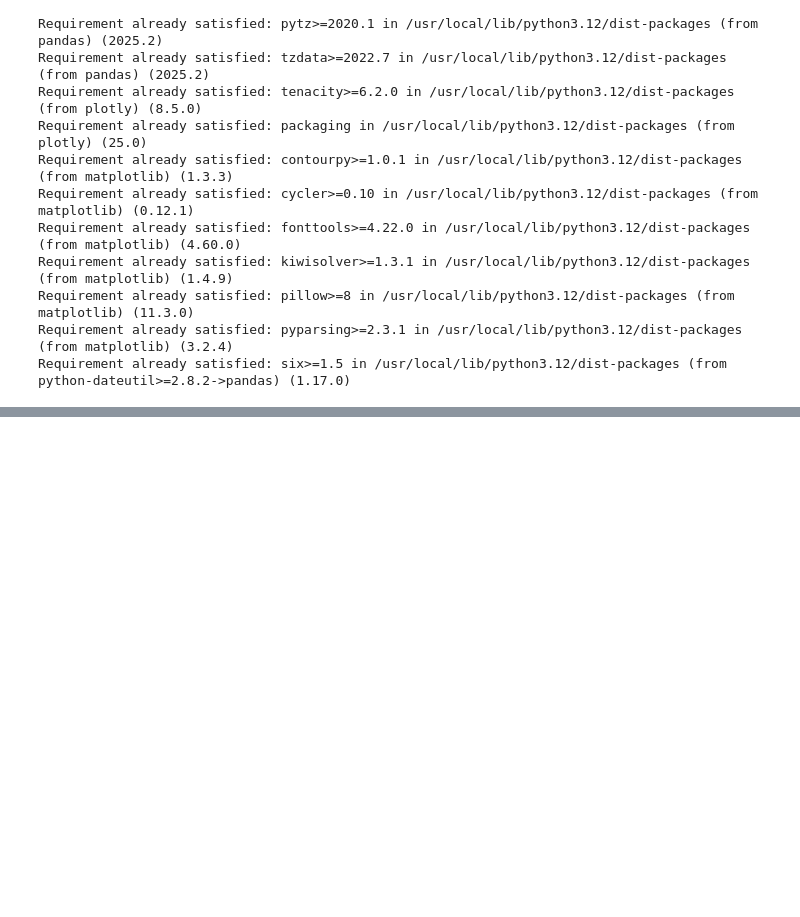
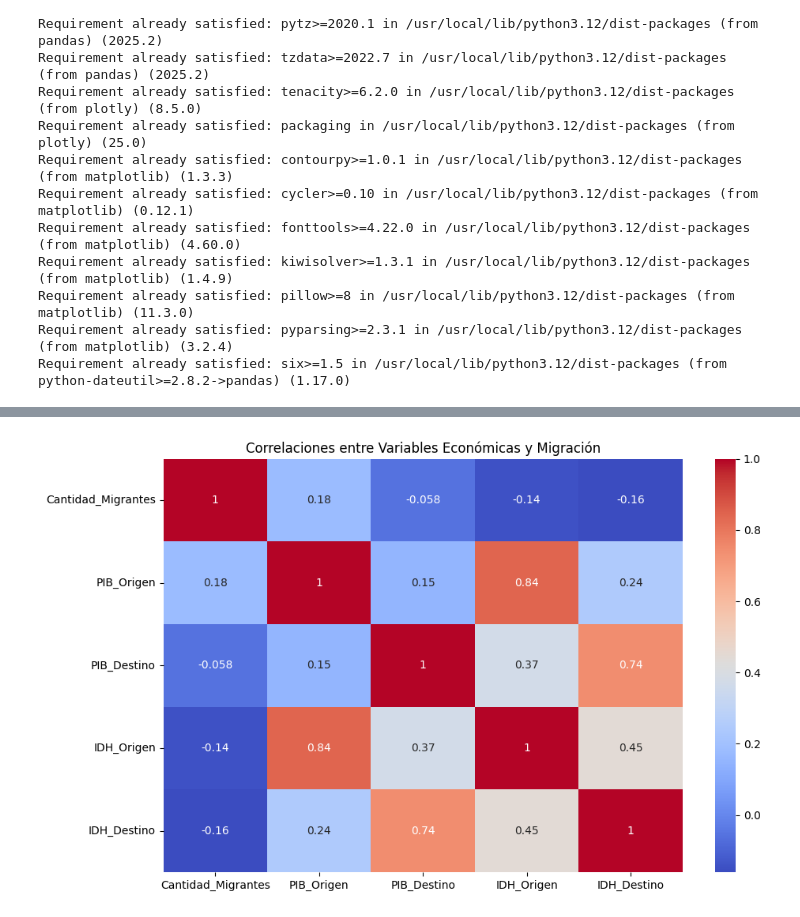
Before and after one commit to KaruDevs/AN-LISIS-DE-DATOS-DE-MIGRACI-N-CON-NUMPY-Y-PANDAS, a Jupyter notebook: ConsolidadoM3.ipynb, the cells around one changed output, grey strips where cells are left out. Drawn from its saved outputs; the diff is of its cells as text; code cells hidden in the pictures; blank space fills up the shorter version.

```diff
--- a/ConsolidadoM3.ipynb
+++ b/ConsolidadoM3.ipynb
@@ -43,74 +23,44 @@ Requirement already satisfied: six>=1.5 in /usr/local/lib/python3.12/dist-packag
 # %%
-# app.py
+# analisis_migracion.py
 
-from flask import Flask, render_template, send_file
 import pandas as pd
 import plotly.express as px
 import seaborn as sns
 import matplotlib.pyplot as plt
-import os
 
-app = Flask(__name__)
+# Cargar el archivo CSV
+df = pd.read_csv('migracion.csv')
 
-# Ruta base
-@app.route('/')
-def index():
-    return '<h2>Dashboard de Migración</h2><ul>' \
-           '<li><a href="/grafico">Gráfico de Migrantes por País</a></li>' \
-           '<li><a href="/correlacion">Mapa de Calor de Correlaciones</a></li></ul>'
+# Corrección de caracteres mal codificados - Eliminadas las líneas problemáticas
+# df['Pais_Origen'] = df['Pais_Origen'].str.encode('latin1').str.decode('utf-8')
+# df['Pais_Destino'] = df['Pais_Destino'].str.encode('latin1').str.decode('utf-8')
+# df['Razon_Migracion'] = df['Razon_Migracion'].str.encode('latin1').str.decode('utf-8')
 
-# Ruta para gráfico de barras interactivo
-@app.route('/grafico')
-def grafico():
-    df = pd.read_csv('migración.csv')
+# Limpieza básica
+df = df.drop_duplicates()
+df = df.dropna(subset=['Pais_Origen', 'Pais_Destino', 'Cantidad_Migrantes'])
+df['Cantidad_Migrantes'] = pd.to_numeric(df['Cantidad_Migrantes'], errors='coerce')
 
-    # Corrección de codificación
-    df['Pais_Origen'] = df['Pais_Origen'].str.encode('latin1').str.decode('utf-8')
-    df['Pais_Destino'] = df['Pais_Destino'].str.encode('latin1').str.decode('utf-8')
-    df['Razon_Migracion'] = df['Razon_Migracion'].str.encode('latin1').str.decode('utf-8')
+# Agrupamiento por país de origen
+origen_total = df.groupby('Pais_Origen')['Cantidad_Migrantes'].sum().reset_index()
 
-    # Agrupamiento
-    origen_total = df.groupby('Pais_Origen')['Cantidad_Migrantes'].sum().reset_index()
+# Visualización interactiva con Plotly
+fig_bar = px.bar(
+    origen_total,
+    x='Pais_Origen',
+    y='Cantidad_Migrantes',
+    title='Migrantes por País de Origen',
+    labels={'Cantidad_Migrantes': 'Cantidad de Migrantes'},
+    color='Cantidad_Migrantes',
+    color_continuous_scale='Viridis'
+)
+fig_bar.show()
 
-    # Gráfico con Plotly
-    fig = px.bar(
-        origen_total,
-        x='Pais_Origen',
-        y='Cantidad_Migrantes',
-        title='Migrantes por País de Origen',
-        labels={'Cantidad_Migrantes': 'Cantidad de Migrantes'},
-        color='Cantidad_Migrantes',
-        color_continuous_scale='Viridis'
-    )
-
-    # Guardar como HTML temporal
-    fig.write_html('static/grafico.html')
-    return render_template('grafico.html')
-
-# Ruta para mapa de calor de correlaciones
-@app.route('/correlacion')
-def correlacion():
-    df = pd.read_csv('migración.csv')
-
-    # Corrección de codificación
-    df['Pais_Origen'] = df['Pais_Origen'].str.encode('latin1').str.decode('utf-8')
-    df['Pais_Destino'] = df['Pais_Destino'].str.encode('latin1').str.decode('utf-8')
-    df['Razon_Migracion'] = df['Razon_Migracion'].str.encode('latin1').str.decode('utf-8')
-
-    # Variables numéricas
-    variables = df[['Cantidad_Migrantes', 'PIB_Origen', 'PIB_Destino', 'IDH_Origen', 'IDH_Destino']]
-
-    # Mapa de calor
-    plt.figure(figsize=(10, 6))
-    sns.heatmap(variables.corr(), annot=True, cmap='coolwarm')
-    plt.title('Correlaciones entre Variables Económicas y Migración')
-    plt.tight_layout()
-    plt.savefig('static/correlacion.png')
-    plt.close()
-
-    return '<h2>Mapa de Calor de Correlaciones</h2><img src="/static/correlacion.png">'
-
-if __name__ == '__main__':
-    os.makedirs('static', exist_ok=True)
-    app.run(debug=True)
+# Mapa de calor de correlaciones
+variables = df[['Cantidad_Migrantes', 'PIB_Origen', 'PIB_Destino', 'IDH_Origen', 'IDH_Destino']]
+plt.figure(figsize=(10, 6))
+sns.heatmap(variables.corr(), annot=True, cmap='coolwarm')
+plt.title('Correlaciones entre Variables Económicas y Migración')
+plt.tight_layout()
+plt.show()
 # %% [output]
@@ -122,0 +68 @@ INFO:werkzeug: * Restarting with watchdog (inotify)
+[figure, added]
```
Also changed, not shown: parts of 3 cells of this notebook.
